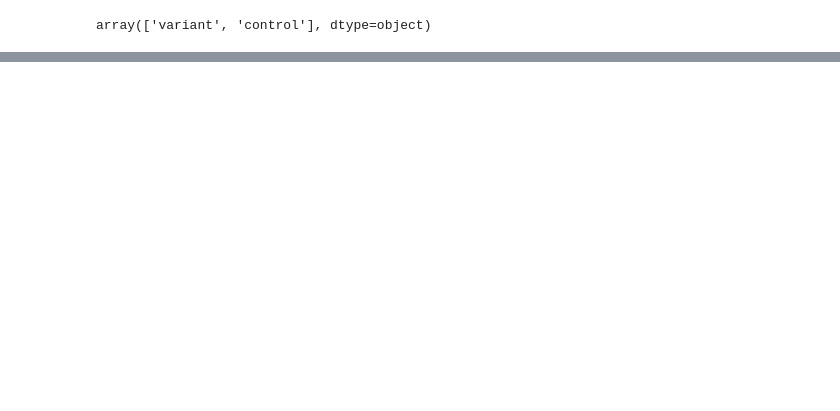
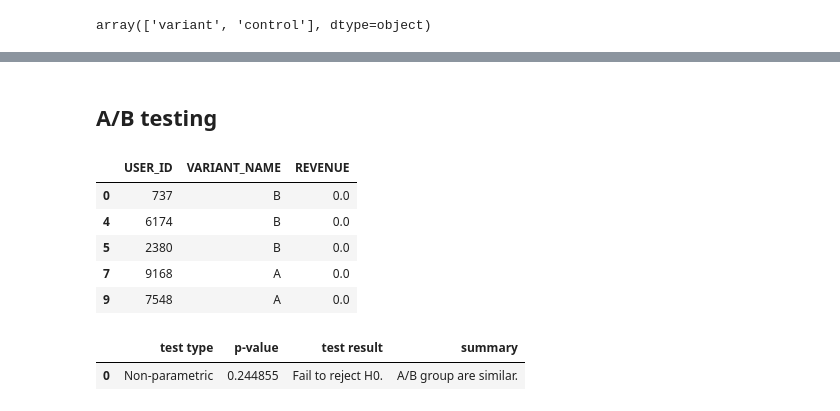
Before and after one commit to vivianwu18/ABTesting, a Jupyter notebook: revenue_transaction/AB_testing_analysis.ipynb, the cells around one changed output, grey strips where cells are left out. Drawn from its saved outputs; the diff is of its cells as text; code cells hidden in the pictures; blank space fills up the shorter version.

```diff
--- a/revenue_transaction/AB_testing_analysis.ipynb
+++ b/revenue_transaction/AB_testing_analysis.ipynb
@@ -142,0 +153,13 @@ Text(0.5, 1.0, 'Distribution for treatment group')
+# %% [markdown]
+## A/B testing
+# %%
+# define A & B groups
+df['VARIANT_NAME'] = np.where(df['VARIANT_NAME'] == 'control', 'A', 'B')
+df.head()
+# %% [output]
+|  | USER_ID | VARIANT_NAME | REVENUE |
+| 0 | 737 | B | 0.0 |
+| 4 | 6174 | B | 0.0 |
+| 5 | 2380 | B | 0.0 |
+| 7 | 9168 | A | 0.0 |
+| 9 | 7548 | A | 0.0 |
@@ -142,0 +201,5 @@ Text(0.5, 1.0, 'Distribution for treatment group')
+# %%
+ABtesting(dataframe = df, group = 'VARIANT_NAME', target = 'REVENUE', standard = 0.05)
+# %% [output]
+|  | test type | p-value | test result | summary |
+| 0 | Non-parametric | 0.244855 | Fail to reject H0. | A/B group are similar. |
```
Also changed, not shown: parts of 8 cells of this notebook.
